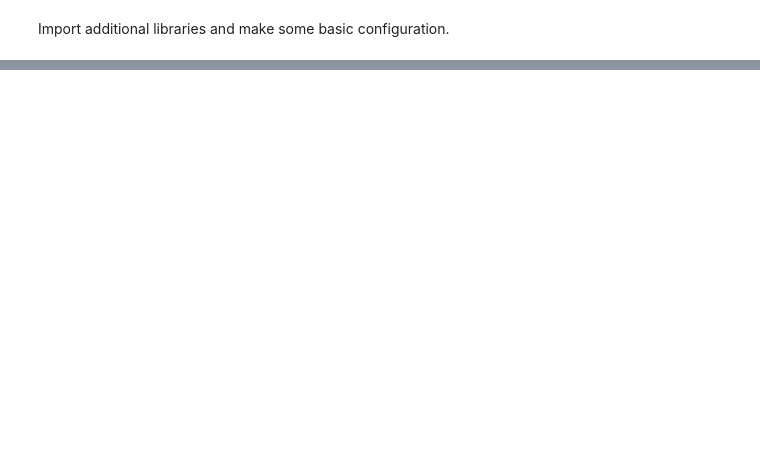
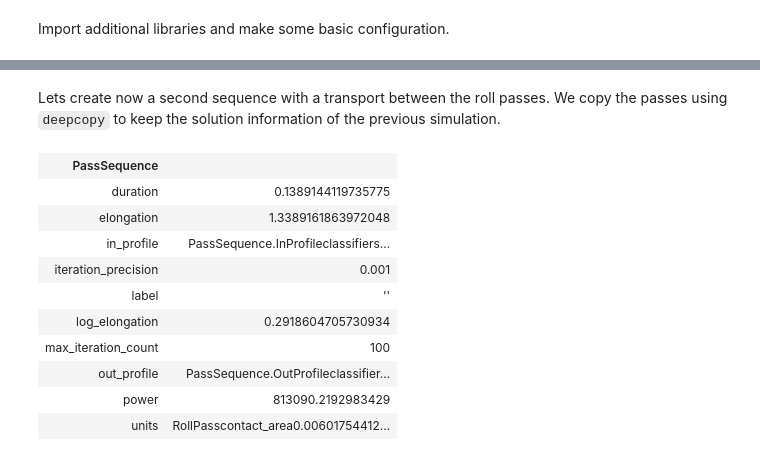
Before and after one commit to pyroll-project/pyroll-examples, a Jupyter notebook: Basic_Usage_Of_PyRolL.ipynb, the cells around one changed output, grey strips where cells are left out. Cells and saved outputs as stored; diff of their text form; code cells hidden in the pictures; blank space fills up the shorter version.

```diff
--- a/Basic_Usage_Of_PyRolL.ipynb
+++ b/Basic_Usage_Of_PyRolL.ipynb
@@ -409,0 +216,5 @@ file_path.write_text(rendered, encoding='utf-8')
+# %%
+transport = pr.Transport(
+    length=400e-3
+)
+transport
@@ -409,0 +228,23 @@ file_path.write_text(rendered, encoding='utf-8')
+# %% [markdown]
+Lets create now a second sequence with a transport between the roll passes. We copy the passes using `deepcopy` to keep the solution information of the previous simulation.
+# %%
+from copy import deepcopy
+
+sequence2 = pr.PassSequence([
+    deepcopy(pass1),
+    transport,
+    deepcopy(pass2)
+])
+sequence
+# %% [output]
+| PassSequence |  |
+| duration | 0.1389144119735775 |
+| elongation | 1.3389161863972048 |
+| in_profile | PassSequence.InProfileclassifiers... |
+| iteration_precision | 0.001 |
+| label | '' |
+| log_elongation | 0.2918604705730934 |
+| max_iteration_count | 100 |
+| out_profile | PassSequence.OutProfileclassifier... |
+| power | 813090.2192983429 |
+| units | RollPasscontact_area0.00601754412... |
```
Also changed, not shown: parts of 55 cells of this notebook, 1 other file.
